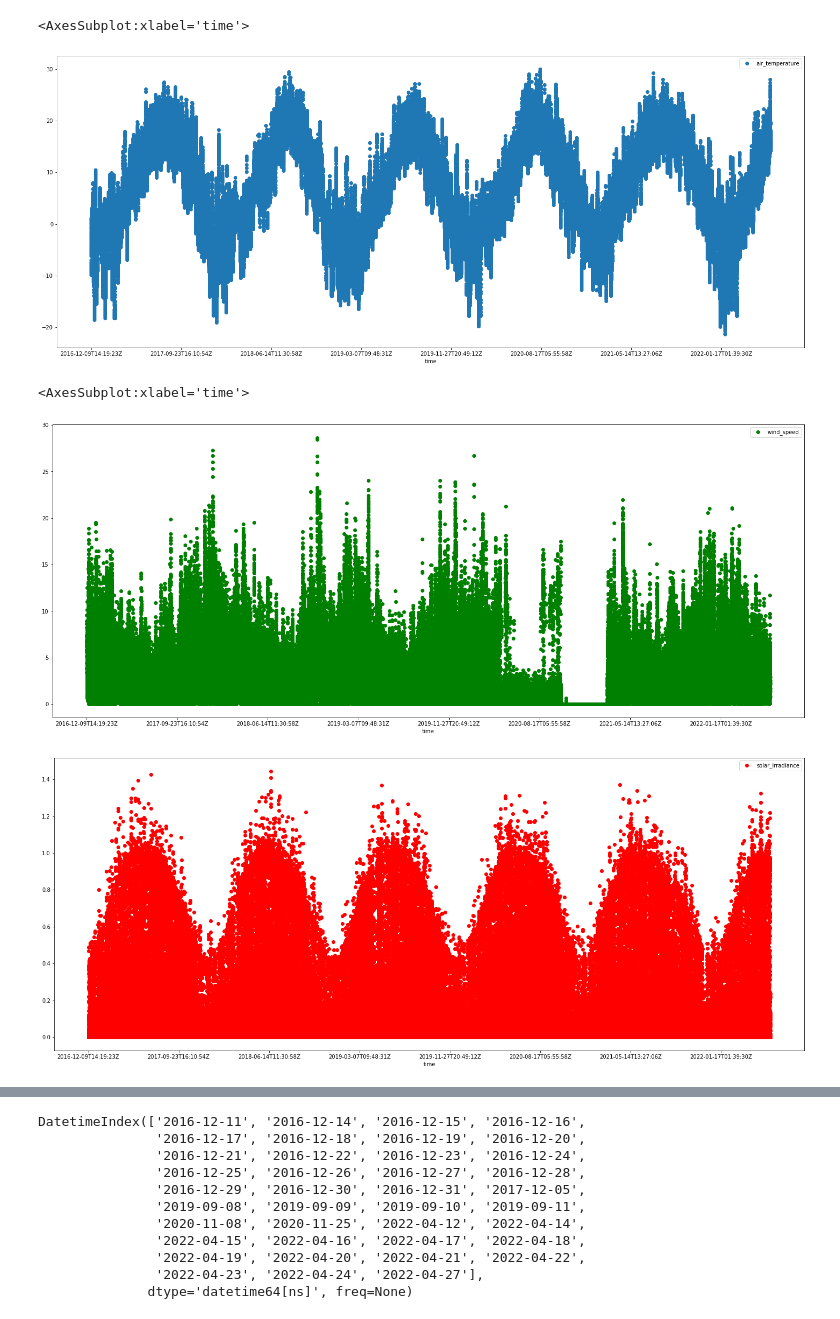
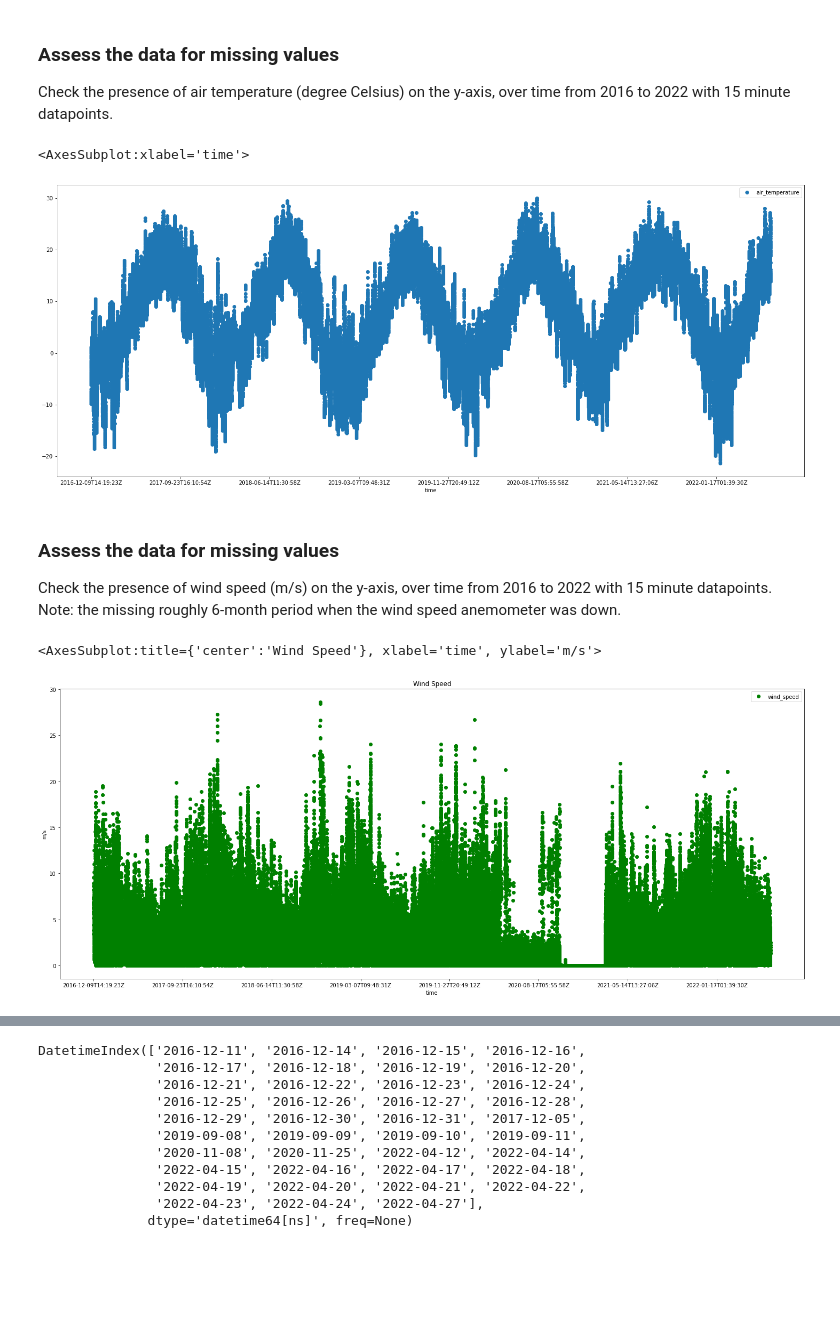
Before and after one commit to cioos-atlantic/quality_reports, a Jupyter notebook: force/force_qualitychecks.ipynb, the cells around one changed output, grey strips where cells are left out. Drawn from its saved outputs; the diff is of its cells as text; code cells hidden in the pictures; blank space fills up the shorter version.

```diff
--- a/force/force_qualitychecks.ipynb
+++ b/force/force_qualitychecks.ipynb
@@ -45,0 +36,8 @@ print(df_csv)
+# %%
+e = ERDDAP(server="https://cioosatlantic.ca/erddap",)
+e.protocol = "tabledap"
+e.dataset_id = "force_meteorological_tower"
+e.response = "csv"
+
+url = e.get_download_url()
+df_csv = pd.read_csv(url, dtype=types, header=0, skiprows=2, names=column_names)
@@ -91,13 +105,17 @@ dtype: object
+# %% [markdown]
+### Assess the data for missing values
+Check the presence of air temperature (degree Celsius) on the y-axis, over time from 2016 to 2022 with 15 minute datapoints.
 # %%
-import matplotlib
 df_csv.plot(x='time', y='air_temperature', linestyle='', marker='o', figsize=(25,10))
 # %% [output]
 <AxesSubplot:xlabel='time'>
-[figure, old version]
+[figure, new version]
+# %% [markdown]
+### Assess the data for missing values
+Check the presence of wind speed (m/s) on the y-axis, over time from 2016 to 2022 with 15 minute datapoints.
+Note: the missing roughly 6-month period when the wind speed anemometer was down.
 # %%
-df_csv.plot(x='time', y='wind_speed', linestyle='', color='green', marker='o', figsize=(25,10))
-df_csv.plot(x='time', y='solar_irradiance', linestyle='', color='red', marker='o', figsize=(25,10))
+df_csv.plot(x='time', y='wind_speed', ylabel='m/s', title='Wind Speed', linestyle='', color='green', marker='o', figsize=(25,10))
 # %% [output]
-<AxesSubplot:xlabel='time'>
+<AxesSubplot:title={'center':'Wind Speed'}, xlabel='time', ylabel='m/s'>
-[figure, old version]
+[figure, new version]
-[figure, removed]
```
Also changed, not shown: parts of 24 cells of this notebook, 4 other files.
